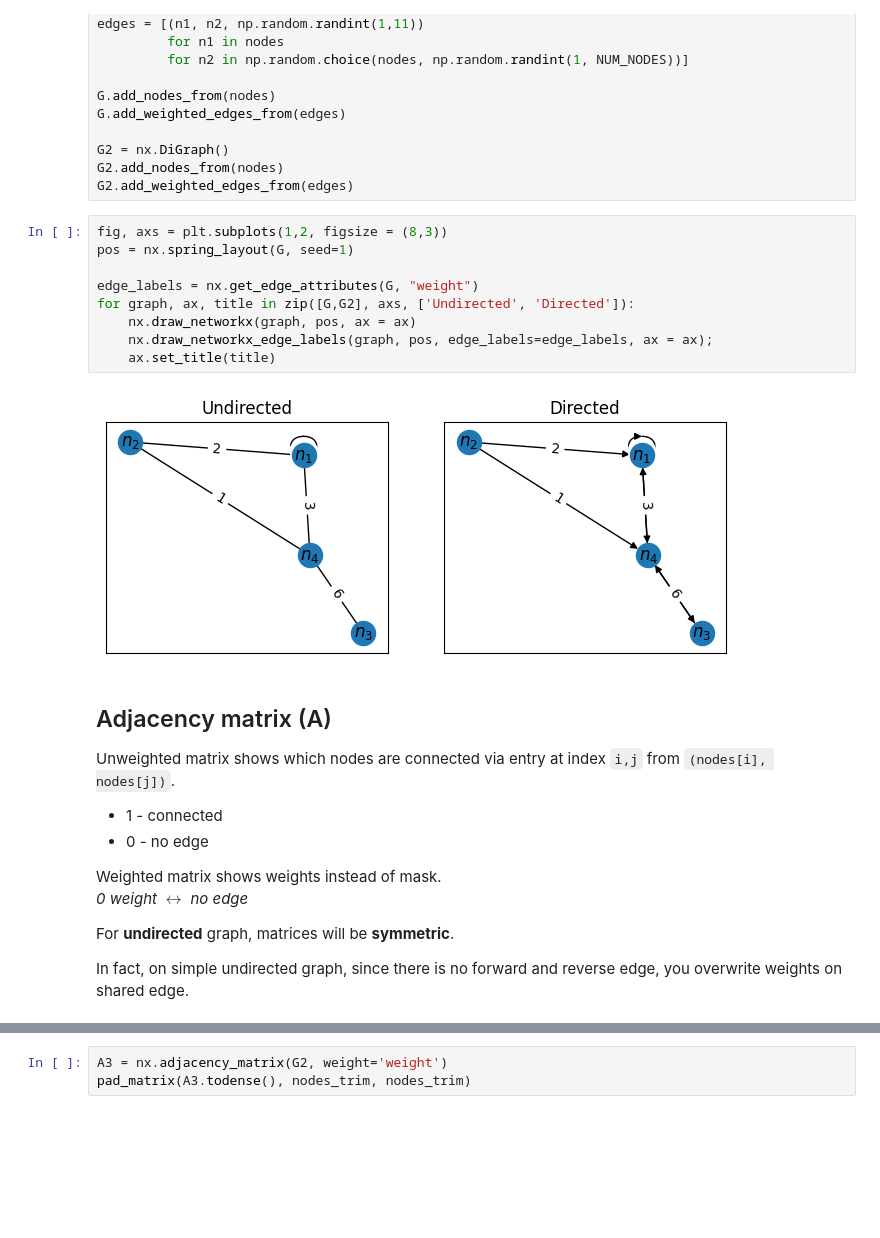
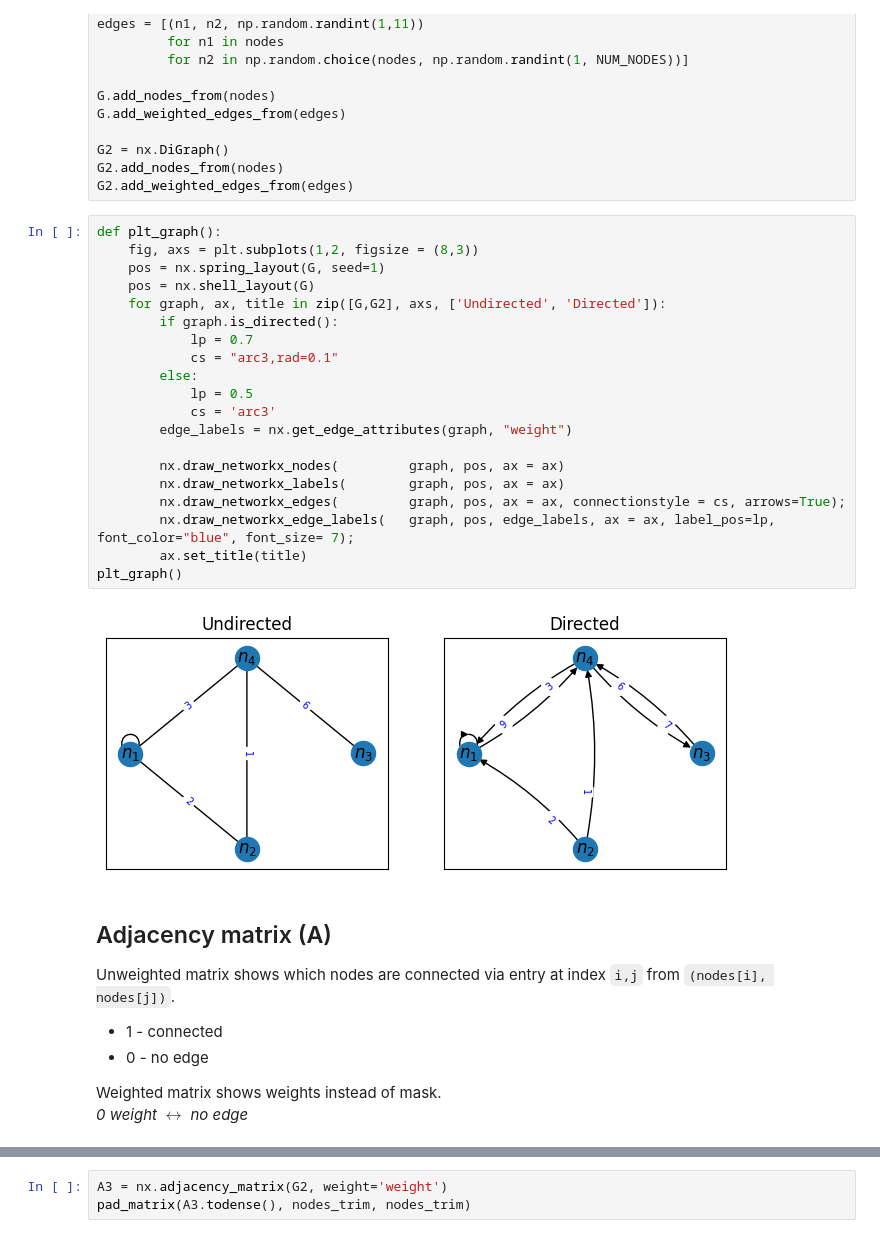
Before and after one commit to ajegorovs/aj_python_tool_lib, a Jupyter notebook: data_processing/graphs/graph_stuff.ipynb, the cells around one changed output, grey strips where cells are left out. Saved outputs shown, nothing was run; the diff lists cells and outputs as text; blank space fills up the shorter version.

```diff
--- a/data_processing/graphs/graph_stuff.ipynb
+++ b/data_processing/graphs/graph_stuff.ipynb
@@ -41,16 +44,27 @@ G2 = nx.DiGraph()
 G2.add_nodes_from(nodes)
 G2.add_weighted_edges_from(edges)
 # %%
-fig, axs = plt.subplots(1,2, figsize = (8,3))
-pos = nx.spring_layout(G, seed=1)
+def plt_graph():
+    fig, axs = plt.subplots(1,2, figsize = (8,3))
+    pos = nx.spring_layout(G, seed=1)
+    pos = nx.shell_layout(G)
+    for graph, ax, title in zip([G,G2], axs, ['Undirected', 'Directed']):
+        if graph.is_directed():
+            lp = 0.7
+            cs = "arc3,rad=0.1"
+        else:
+            lp = 0.5
+            cs = 'arc3'
+        edge_labels = nx.get_edge_attributes(graph, "weight")
 
-edge_labels = nx.get_edge_attributes(G, "weight")
-for graph, ax, title in zip([G,G2], axs, ['Undirected', 'Directed']):
-    nx.draw_networkx(graph, pos, ax = ax)
-    nx.draw_networkx_edge_labels(graph, pos, edge_labels=edge_labels, ax = ax);
-    ax.set_title(title)
+        nx.draw_networkx_nodes(         graph, pos, ax = ax)
+        nx.draw_networkx_labels(        graph, pos, ax = ax)
+        nx.draw_networkx_edges(         graph, pos, ax = ax, connectionstyle = cs, arrows=True);
+        nx.draw_networkx_edge_labels(   graph, pos, edge_labels, ax = ax, label_pos=lp, font_color="blue", font_size= 7);
+        ax.set_title(title)
+plt_graph()
 # %% [output]
-[figure, old version]
+[figure, new version]
 # %% [markdown]
 ## Adjacency matrix (A)
 Unweighted matrix shows which nodes are connected via entry at index `i,j` from  `(nodes[i], nodes[j])`.
@@ -59,7 +73,3 @@ Unweighted matrix shows which nodes are connected via entry at index `i,j` from
 
 Weighted matrix shows weights instead of mask.<br>
 _0 weight $\leftrightarrow$ no edge_
-
-For **undirected** graph, matrices will be **symmetric**.
-
-In fact, on simple undirected graph, since there is no forward and reverse edge, you overwrite weights on shared edge.
```
Also changed, not shown: parts of 16 cells of this notebook, 2 other files.
